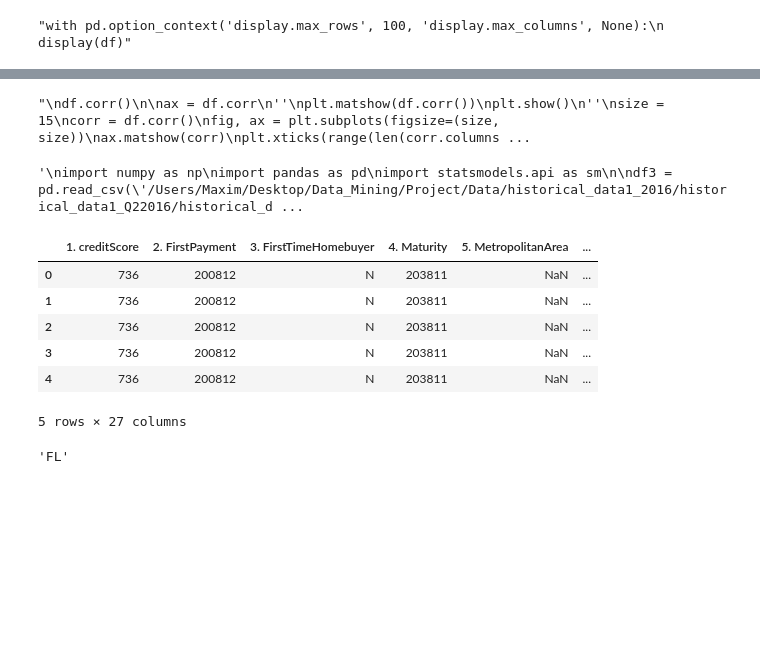
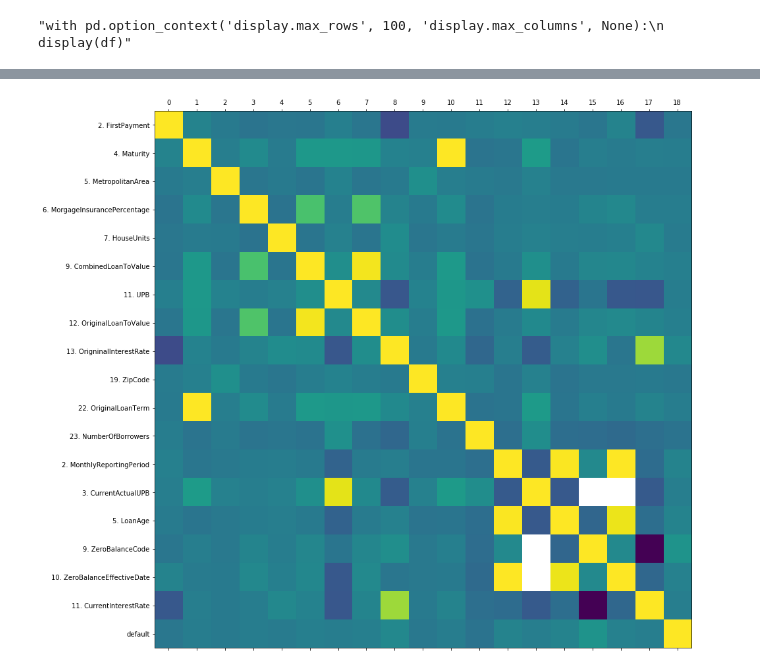
Before and after one commit to mmoghadam1/csci4502-project, a Jupyter notebook: LoadDataAndRegress.ipynb, the cells around one changed output, grey strips where cells are left out. Cells and saved outputs as stored; diff of their text form; code cells hidden in the pictures; blank space fills up the shorter version.

```diff
--- a/LoadDataAndRegress.ipynb
+++ b/LoadDataAndRegress.ipynb
@@ -75,81 +132,13 @@ with pd.option_context('display.max_rows', 100, 'display.max_columns', None):
 # %%
-import statsmodels.graphics.api as smg
-import matplotlib.pyplot as plt
-'''
-df.corr()
-
-ax = df.corr
-''
-plt.matshow(df.corr())
-plt.show()
-''
+df = df.reset_index(drop=True)
 size = 15
 corr = df.corr()
 fig, ax = plt.subplots(figsize=(size, size))
 ax.matshow(corr)
 plt.xticks(range(len(corr.columns)), range(len(corr.columns)));
 plt.yticks(range(len(corr.columns)), corr.columns);
 plt.show()
 
-''fig = ax.get_figure()
-fig.savefig('asdf.png')'' '''
+fig = ax.get_figure()
 # %% [output]
-"\ndf.corr()\n\nax = df.corr\n''\nplt.matshow(df.corr())\nplt.show()\n''\nsize = 15\ncorr = df.corr()\nfig, ax = plt.subplots(figsize=(size, size))\nax.matshow(corr)\nplt.xticks(range(len(corr.columns ...
+[figure, added]
-# %%
-'''
-
-X = df.loc[:, ['13. OrigninalInterestRate','7. HouseUnits']]
-y = df['default']
-logit_model=sm.Logit(y,X)
-result=logit_model.fit()
-print(result.summary())
-
-
-'''
-'''
-import numpy as np
-import pandas as pd
-import statsmodels.api as sm
-
-df3 = pd.read_csv('/Users/Maxim/Desktop/Data_Mining/Project/Data/historical_data1_2016/historical_data1_Q22016/historical_data1_Q22016.txt', low_memory=False, sep="|", header=None, \
-                  names=['1. creditScore', '2. FirstPayment', '3. FirstTimeHomebuyer', '4. Maturity', '5. MetropolitanArea', '6. MorgageInsurancePercentage', '7. HouseUnits', '8. OccupancyStatus', '9. CombinedLoanToValue','10. DebtToIncome', '11. UPB', '12. OriginalLoanToValue', '13. OrigninalInterestRate', '14. Channel', '15. PrepaymentPenaltyMorgageFlag', '16. ProductType', '17. PropertyState', '18. PropertyType', '19. ZipCode', 'LoanSequenceNumber', '21. LoanPurpose', '22. OriginalLoanTerm', '23. NumberOfBorrowers', '24. SellerName', '25. ServiceName', '26. SuperConformFlag', '27. preHARPP'])
-df4 = pd.read_csv('/Users/Maxim/Desktop/Data_Mining/Project/Data/historical_data1_2016/historical_data1_Q22016/historical_data1_Q22016.txt', low_memory=False, sep="|", header=None, \
-                  names=['LoanSequenceNumber', '2. MonthlyReportingPeriod', '3. CurrentActualUPB', '4. CurrentLoanDeliquencyStatus', '5. LoanAge', '6. MonthsToLegalMaturity', '7. RepurchaseFlag', '8. ModificationFlag', '9. ZeroBalanceCode', '10. ZeroBalanceEffectiveDate', '11. CurrentInterestRate', '12. CurrentDefferedUPB', '13. DueDateLastOfPaidInstallment', '14. MorgageInsuranceRecoveries', '15. NetSalesProceeds', '16. NonMorgageInsuranceRecoveries', '17. Expenses', '18. LegalCosts', '19. MaintenanceAndPreservationCosts','20. TaxesAndInsurance', '21. MiscellaneousExpenses', '22. ActualLoss', '23. ModificationCosts'])
-
-df3.replace('',np.NaN)
-df3.replace('NaN',np.NaN)
-df4.replace('',np.NaN)
-df4.replace('NaN',np.NaN)
-
-df5 = pd.merge(df3, df4, how='right', on = 'LoanSequenceNumber')
-with pd.option_context('display.max_rows', 100, 'display.max_columns', None):
-    display(df3)
-
-
-from sklearn import datasets
-from sklearn.feature_selection import RFE
-from sklearn.linear_model import LogisticRegression
-logreg = LogisticRegression()
-rfe = RFE(logreg, 18)
-rfe = rfe.fit(data_final[X], data_final[y] )
-'''
-# %% [output]
-'\nimport numpy as np\nimport pandas as pd\nimport statsmodels.api as sm\n\ndf3 = pd.read_csv(\'/Users/Maxim/Desktop/Data_Mining/Project/Data/historical_data1_2016/historical_data1_Q22016/historical_d ...
-# %%
-df.head()
-# %% [output]
-|  | 1. creditScore | 2. FirstPayment | 3. FirstTimeHomebuyer | 4. Maturity | 5. MetropolitanArea | ... |
-| 0 | 736 | 200812 | N | 203811 | NaN | ... |
-| 1 | 736 | 200812 | N | 203811 | NaN | ... |
-| 2 | 736 | 200812 | N | 203811 | NaN | ... |
-| 3 | 736 | 200812 | N | 203811 | NaN | ... |
-| 4 | 736 | 200812 | N | 203811 | NaN | ... |
-5 rows × 27 columns
-# %%
-import zipcode
-
-
-myzip = zipcode.isequal('33340')
-myzip.state
-# %% [output]
-'FL'
```
Also changed, not shown: parts of 28 cells of this notebook, 1 other file.
